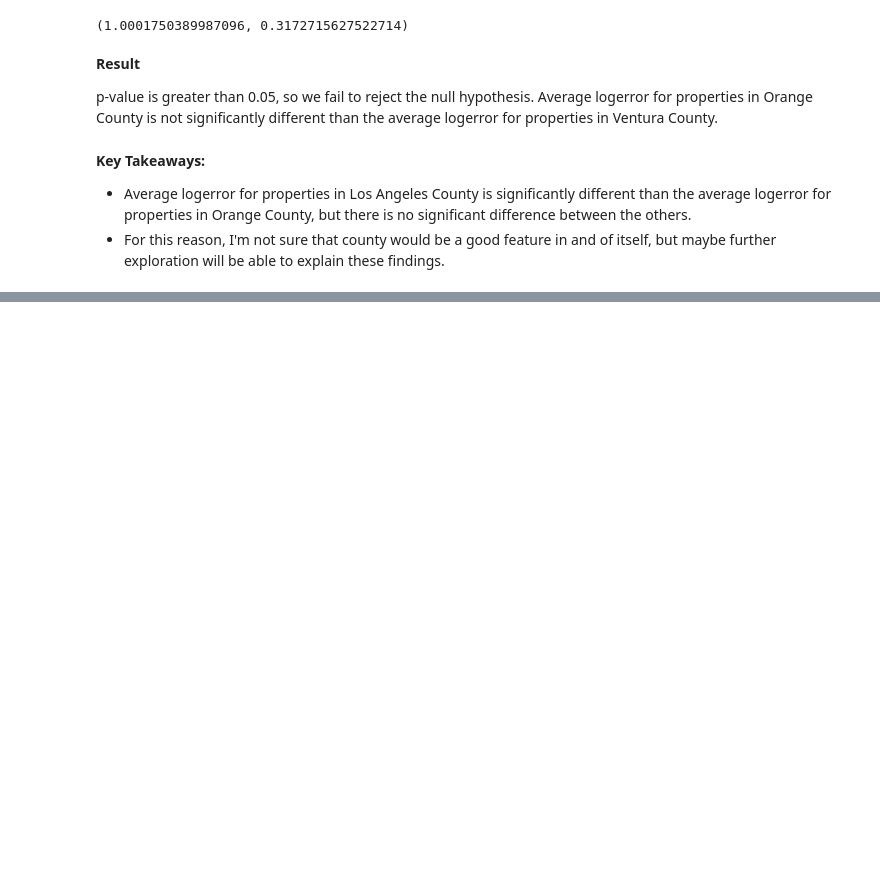
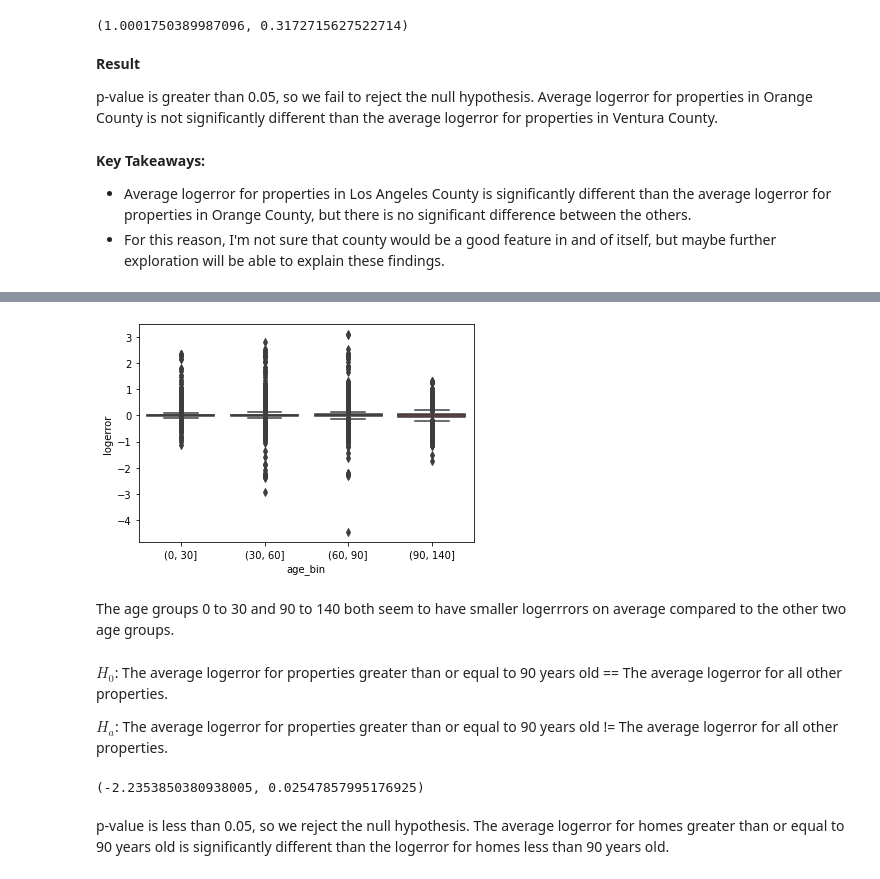
Before and after one commit to johnathon-smith/clustering-exercises, a Jupyter notebook: explore_zillow.ipynb, the cells around one changed output, grey strips where cells are left out. Saved outputs shown, nothing was run; the diff lists cells and outputs as text; code cells hidden in the pictures; blank space fills up the shorter version.

```diff
--- a/explore_zillow.ipynb
+++ b/explore_zillow.ipynb
@@ -181,0 +198,11 @@ __Key Takeaways:__
+# %%
+sns.boxplot(x = 'age_bin', y = 'logerror', data = train)
+plt.show()
+# %% [output]
+[figure, added]
+# %% [markdown]
+The age groups 0 to 30 and 90 to 140 both seem to have smaller logerrrors on average compared to the other two age groups.
+# %% [markdown]
+$H_0$: The average logerror for properties greater than or equal to 90 years old == The average logerror for all other properties.
+
+$H_a$: The average logerror for properties greater than or equal to 90 years old != The average logerror for all other properties.
@@ -181,0 +211,8 @@ __Key Takeaways:__
+# %%
+#Assume variances are not equal
+t, p = stats.ttest_ind(train[train.age >= 90].logerror, train[train.age < 90].logerror, equal_var = False)
+t, p
+# %% [output]
+(-2.2353850380938005, 0.02547857995176925)
+# %% [markdown]
+p-value is less than 0.05, so we reject the null hypothesis. The average logerror for homes greater than or equal to 90 years old is significantly different than the logerror for homes less than 90 years old.
```
Also changed, not shown: parts of 52 cells of this notebook.
